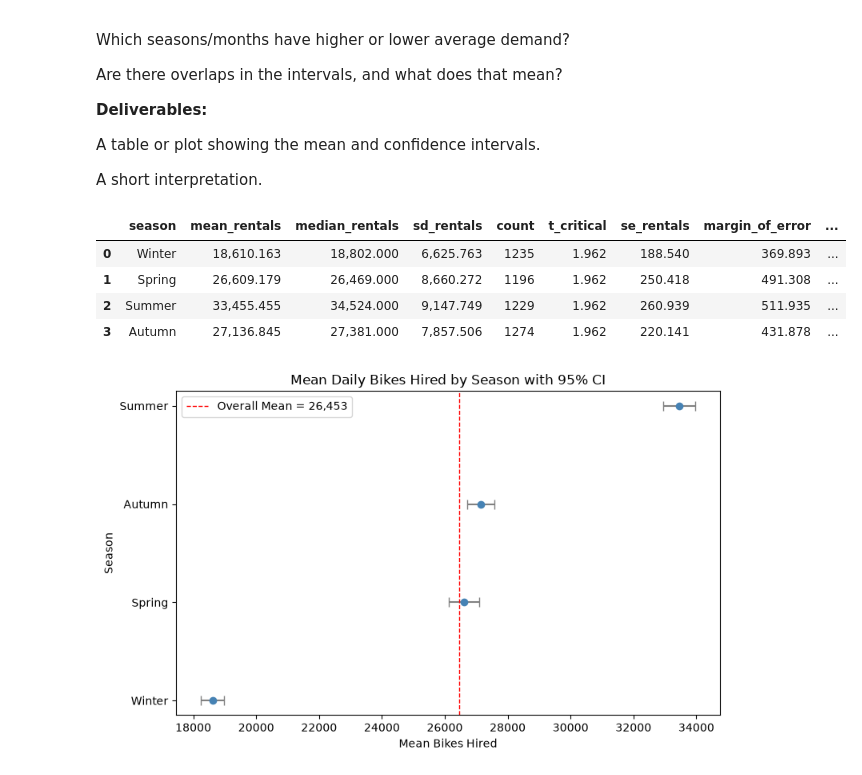
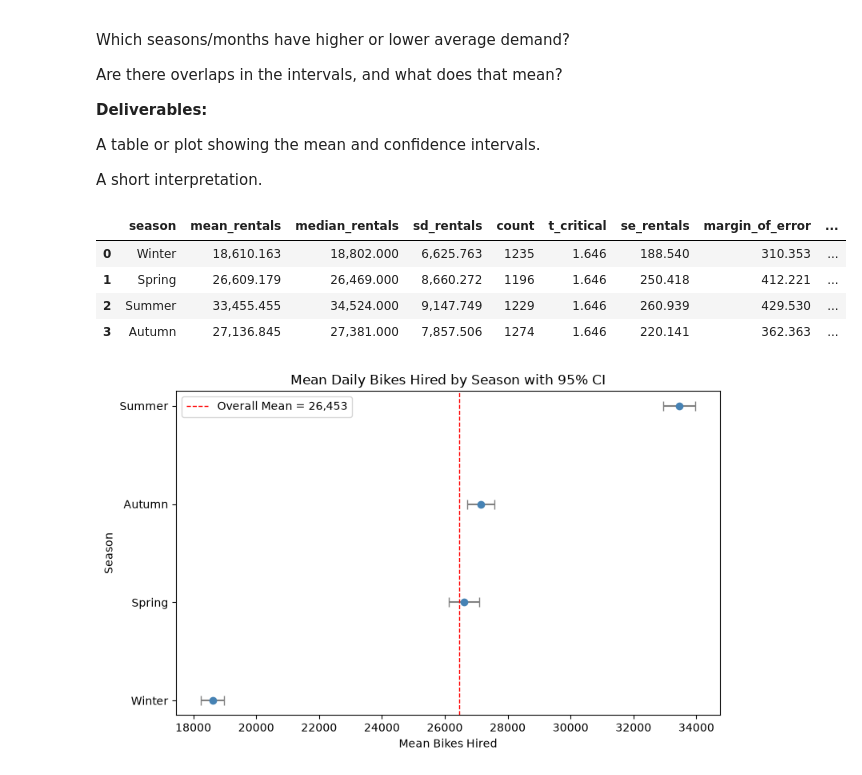
Before and after one commit to Brennan-Chan/Analytics-Through-Coding-AUT_26, a Jupyter notebook: Session_3/Group_Project.ipynb, the cells around one changed output. Drawn from its saved outputs; the diff is of its cells as text; code cells hidden in the pictures.

```diff
--- a/Session_3/Group_Project.ipynb
+++ b/Session_3/Group_Project.ipynb
@@ -231,35 +251,33 @@ A table or plot showing the mean and confidence intervals.
 
 A short interpretation.
 # %%
-
-
 # Confidence Interval (CI) using the formula mean +- t_critical * SE, grouped by season
 season_ci = (
     bikes
     .groupby('season', observed=True)
     .agg(
         mean_rentals=('bikes_hired', 'mean'),
         median_rentals=('bikes_hired', 'median'),
         sd_rentals=('bikes_hired', 'std'),
         count=('bikes_hired', 'size')
     )
     .reset_index()
 )
 
 # Calculate additional statistics for confidence intervals
-season_ci['t_critical'] = season_ci['count'].apply(lambda n: stats.t.ppf(0.975, df=n-1))  # t-critical value
+season_ci['t_critical'] = season_ci['count'].apply(lambda n: stats.t.ppf(0.95, df=n-1))  # t-critical value
 season_ci['se_rentals'] = season_ci['sd_rentals'] / np.sqrt(season_ci['count'])  # Standard error
 season_ci['margin_of_error'] = season_ci['t_critical'] * season_ci['se_rentals']  # Margin of error
 season_ci['rentals_low'] = season_ci['mean_rentals'] - season_ci['margin_of_error']  # Lower bound
 season_ci['rentals_high'] = season_ci['mean_rentals'] + season_ci['margin_of_error']  # Upper bound
 
 season_ci
 # %% [output]
 |  | season | mean_rentals | median_rentals | sd_rentals | count | t_critical | se_rentals | margin_of_error | ... |
-| 0 | Winter | 18,610.163 | 18,802.000 | 6,625.763 | 1235 | 1.962 | 188.540 | 369.893 | ... |
-| 1 | Spring | 26,609.179 | 26,469.000 | 8,660.272 | 1196 | 1.962 | 250.418 | 491.308 | ... |
-| 2 | Summer | 33,455.455 | 34,524.000 | 9,147.749 | 1229 | 1.962 | 260.939 | 511.935 | ... |
-| 3 | Autumn | 27,136.845 | 27,381.000 | 7,857.506 | 1274 | 1.962 | 220.141 | 431.878 | ... |
+| 0 | Winter | 18,610.163 | 18,802.000 | 6,625.763 | 1235 | 1.646 | 188.540 | 310.353 | ... |
+| 1 | Spring | 26,609.179 | 26,469.000 | 8,660.272 | 1196 | 1.646 | 250.418 | 412.221 | ... |
+| 2 | Summer | 33,455.455 | 34,524.000 | 9,147.749 | 1229 | 1.646 | 260.939 | 429.530 | ... |
+| 3 | Autumn | 27,136.845 | 27,381.000 | 7,857.506 | 1274 | 1.646 | 220.141 | 362.363 | ... |
 # %%
 # Sort for plotting (seasons already have a natural order, but sort by mean for readability)
 plot_df = season_ci.sort_values('mean_rentals', ascending=True)
```
Also changed, not shown: parts of 5 cells of this notebook.
